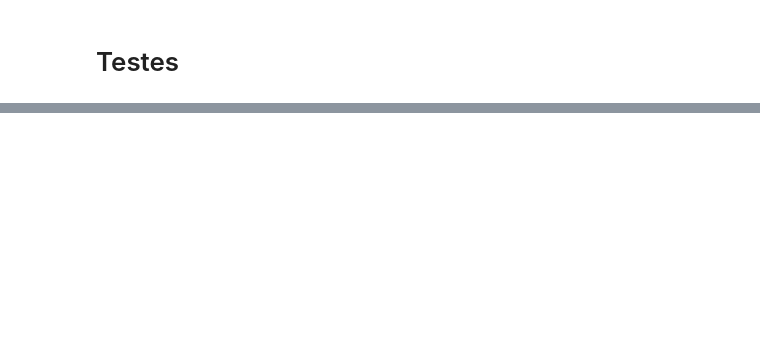
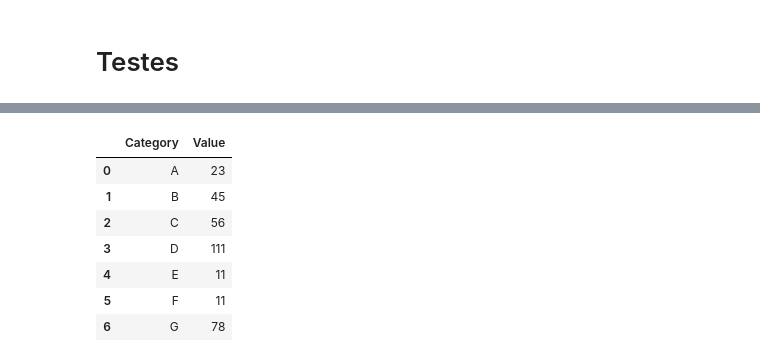
Before and after one commit to Abigor111/SunTzu, a Jupyter notebook: MetadataFunctions.ipynb, the cells around one changed output, grey strips where cells are left out. Drawn from its saved outputs; the diff is of its cells as text; code cells hidden in the pictures; blank space fills up the shorter version.

```diff
--- a/MetadataFunctions.ipynb
+++ b/MetadataFunctions.ipynb
@@ -215,0 +224,17 @@ df = pd.DataFrame(data)
+# %%
+# Sample DataFrame for Bar Plot
+df_bar = pd.DataFrame({
+    'Category': ['A', 'B', 'C', 'D', 'E', 'F', 'G'],
+    'Value': [23, 45, 56, 111, 11, 11, 78]
+})
+
+df_bar.head(10)
+# %% [output]
+|  | Category | Value |
+| 0 | A | 23 |
+| 1 | B | 45 |
+| 2 | C | 56 |
+| 3 | D | 111 |
+| 4 | E | 11 |
+| 5 | F | 11 |
+| 6 | G | 78 |
```
Also changed, not shown: parts of 101 cells of this notebook, 18 other files.
